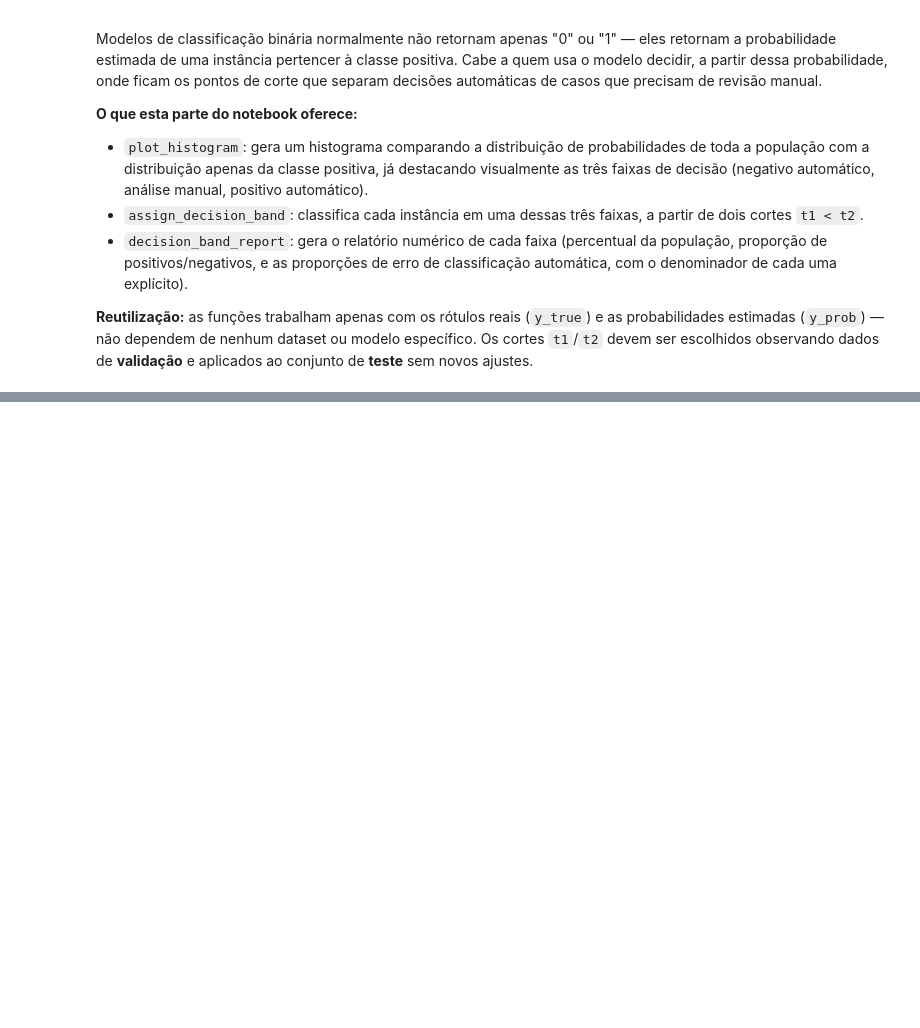
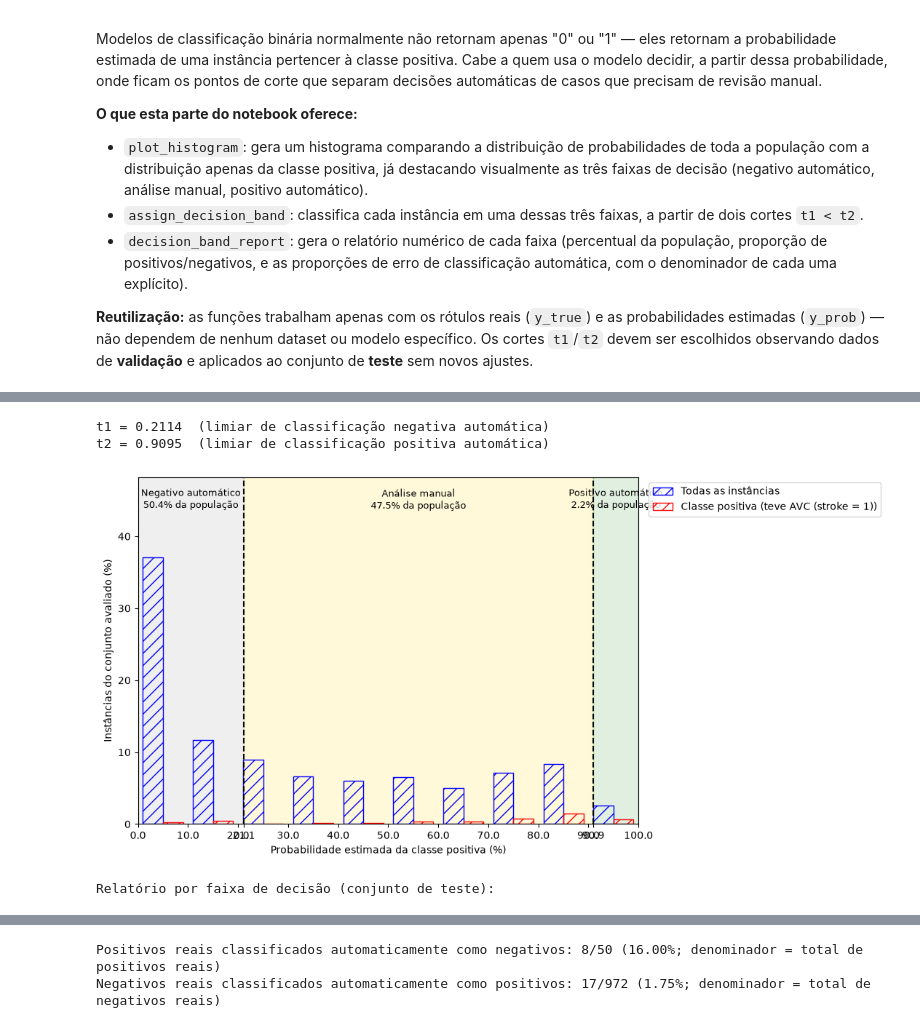
Before and after one commit to arthurrsn/analise-probabilidade-classificacao-binaria, a Jupyter notebook: histograma-classificacao-binaria.ipynb, the cells around one changed output, grey strips where cells are left out. Cells and saved outputs as stored; diff of their text form; code cells hidden in the pictures; blank space fills up the shorter version.

```diff
--- a/histograma-classificacao-binaria.ipynb
+++ b/histograma-classificacao-binaria.ipynb
@@ -261,0 +382,19 @@ classificação negativa que pode estar errada.
+# %%
+prob_test = melhor_modelo.predict_proba(X_test)[:, 1]
+pred_test = (prob_test >= 0.5).astype(int)
+
+metricas_teste = {
+    'Acurácia': accuracy_score(y_test, pred_test),
+    'Precisão': precision_score(y_test, pred_test),
+    'Recall': recall_score(y_test, pred_test),
+    'F1-score': f1_score(y_test, pred_test),
+    'AUC-ROC': roc_auc_score(y_test, prob_test),
+    'AUC-PR (Average Precision)': average_precision_score(y_test, prob_test),
+}
+
+print(f"--- Desempenho final de '{melhor_nome}' no conjunto de TESTE (limiar = 0.5) ---")
+for k, v in metricas_teste.items():
+    print(f"{k}: {v:.4f}")
+
+print("\nMatriz de confusão (linhas = real, colunas = previsto) [0, 1]:")
+print(confusion_matrix(y_test, pred_test))
@@ -261,0 +476,25 @@ classificação negativa que pode estar errada.
+# %%
+prob_val_melhor = melhor_modelo.predict_proba(X_val)[:, 1]
+
+# t1: quinto percentil da probabilidade entre os casos reais positivos na validação
+t1 = float(np.percentile(prob_val_melhor[y_val.values == 1], 5))
+
+# t2: menor limiar cuja precisão acumulada (do maior prob. para o menor) atinja >= 50%
+ordem = np.argsort(-prob_val_melhor)
+y_ordenado = y_val.values[ordem]
+prob_ordenado = prob_val_melhor[ordem]
+precisao_acumulada = np.cumsum(y_ordenado) / np.arange(1, len(y_ordenado) + 1)
+candidatos = np.where(precisao_acumulada >= 0.5)[0]
+t2 = float(prob_ordenado[candidatos[-1]]) if len(candidatos) > 0 else float(np.percentile(prob_val_melhor, 99))
+
+print(f"t1 = {t1:.4f}  (limiar de classificação negativa automática)")
+print(f"t2 = {t2:.4f}  (limiar de classificação positiva automática)")
+# %% [output]
+t1 = 0.2114  (limiar de classificação negativa automática)
+t2 = 0.9095  (limiar de classificação positiva automática)
+# %%
+plot_histogram(y_test, prob_test, t1, t2, positive_class_definition="teve AVC (stroke = 1)", bin_width_pct=10)
+_ = decision_band_report(y_test, prob_test, t1, t2)
+# %% [output]
+[figure, added]
+Relatório por faixa de decisão (conjunto de teste):
@@ -261,0 +505,2 @@ classificação negativa que pode estar errada.
+Positivos reais classificados automaticamente como negativos: 8/50 (16.00%; denominador = total de positivos reais)
+Negativos reais classificados automaticamente como positivos: 17/972 (1.75%; denominador = total de negativos reais)
```
Also changed, not shown: parts of 78 cells of this notebook, 11 other files.
